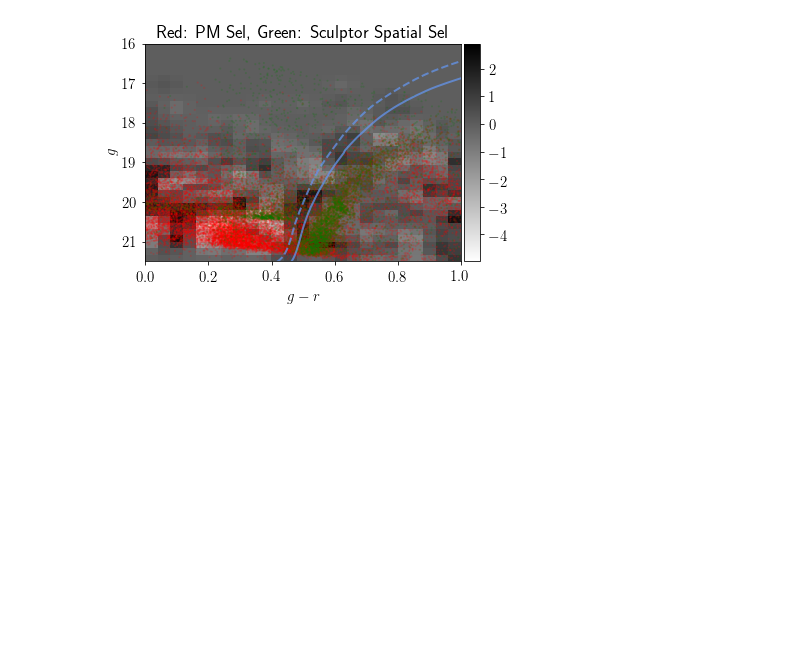
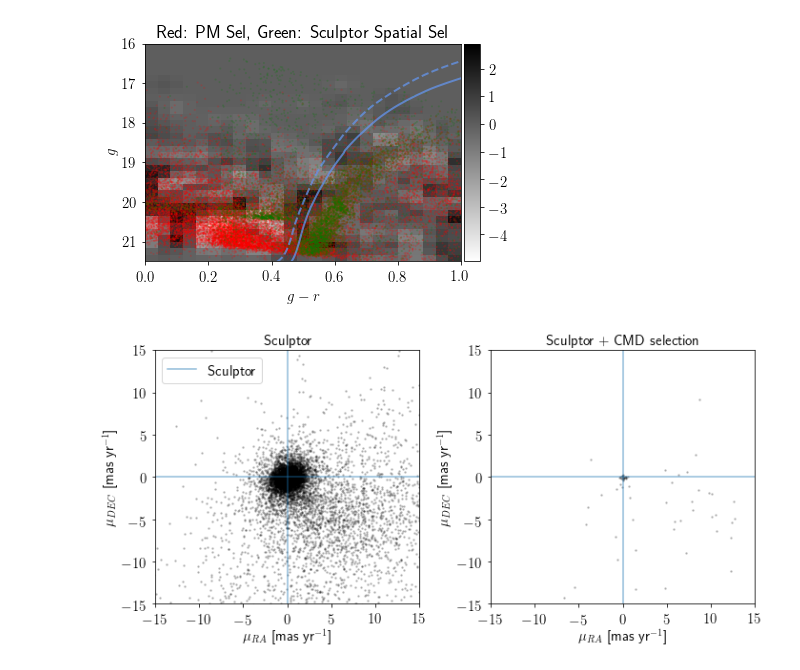
Before and after one commit to norashipp/shared_notebooks, a Jupyter notebook: Elqui.ipynb, the cells around one changed output. Drawn from its saved outputs; the diff is of its cells as text; code cells hidden in the pictures; blank space fills up the shorter version.

Commit message:
comparison to sculptor pm

```diff
--- a/Elqui.ipynb
+++ b/Elqui.ipynb
@@ -666,3 +666,9 @@ Text(0,0.5,'$g$')
 [figure]
 # %% [markdown]
 ## Sculptor
+# %%
+print ra_sculptor, dec_sculptor
+pmra_sculptor, pmdec_sculptor = -0.23, 0.45
+pmra0_sculptor, pmdec0_sculptor = 0.09, 0.02
+print pmra_sculptor, pmdec_sculptor
+print pmra0_sculptor, pmdec0_sculptor
@@ -745,3 +755,36 @@ pm.colorbar(im)
 [figure]
 [figure]
 [figure]
+# %%
+fig, ax = plt.subplots(1,2,figsize=(10,5))
+
+plt.sca(ax[0])
+plt.plot(data['PMRA0'][on_clump3], data['PMDEC0'][on_clump3], 'k.', ms=3, alpha=0.2)
+# plt.axvline(pmRA, ls='--', alpha=0.2)
+# plt.axhline(pmDEC, ls='--', alpha=0.2)
+plt.axvline(pmra0_sculptor, ls='-', alpha=0.5, label='Sculptor')
+plt.axhline(pmdec0_sculptor, ls='-', alpha=0.5)
+
+plt.xlim(-15,15)
+plt.ylim(-15,15)
+plt.xlabel('$\mu_{RA}$ [mas yr$^{-1}$]')
+plt.ylabel('$\mu_{DEC}$ [mas yr$^{-1}$]')
+plt.title('Sculptor', fontsize='medium')
+plt.legend()
+
+plt.sca(ax[1])
+plt.plot(data['PMRA0'][on_clump3&iso_cut], data['PMDEC0'][on_clump3&iso_cut], 'k.', ms=3, alpha=0.2)
+# plt.axvline(pmRA, ls='--', alpha=0.2)
+# plt.axhline(pmDEC, ls='--', alpha=0.2)
+plt.axvline(pmra0_sculptor, ls='-', alpha=0.5, label='Sculptor')
+plt.axhline(pmdec0_sculptor, ls='-', alpha=0.5)
+
+plt.xlim(-15,15)
+plt.ylim(-15,15)
+plt.xlabel('$\mu_{RA}$ [mas yr$^{-1}$]')
+plt.ylabel('$\mu_{DEC}$ [mas yr$^{-1}$]')
+plt.title('Sculptor + CMD selection', fontsize='medium')
+
+plt.tight_layout()
+# %% [output]
+[figure, added]
```
Also changed, not shown: parts of 3 cells of this notebook.
